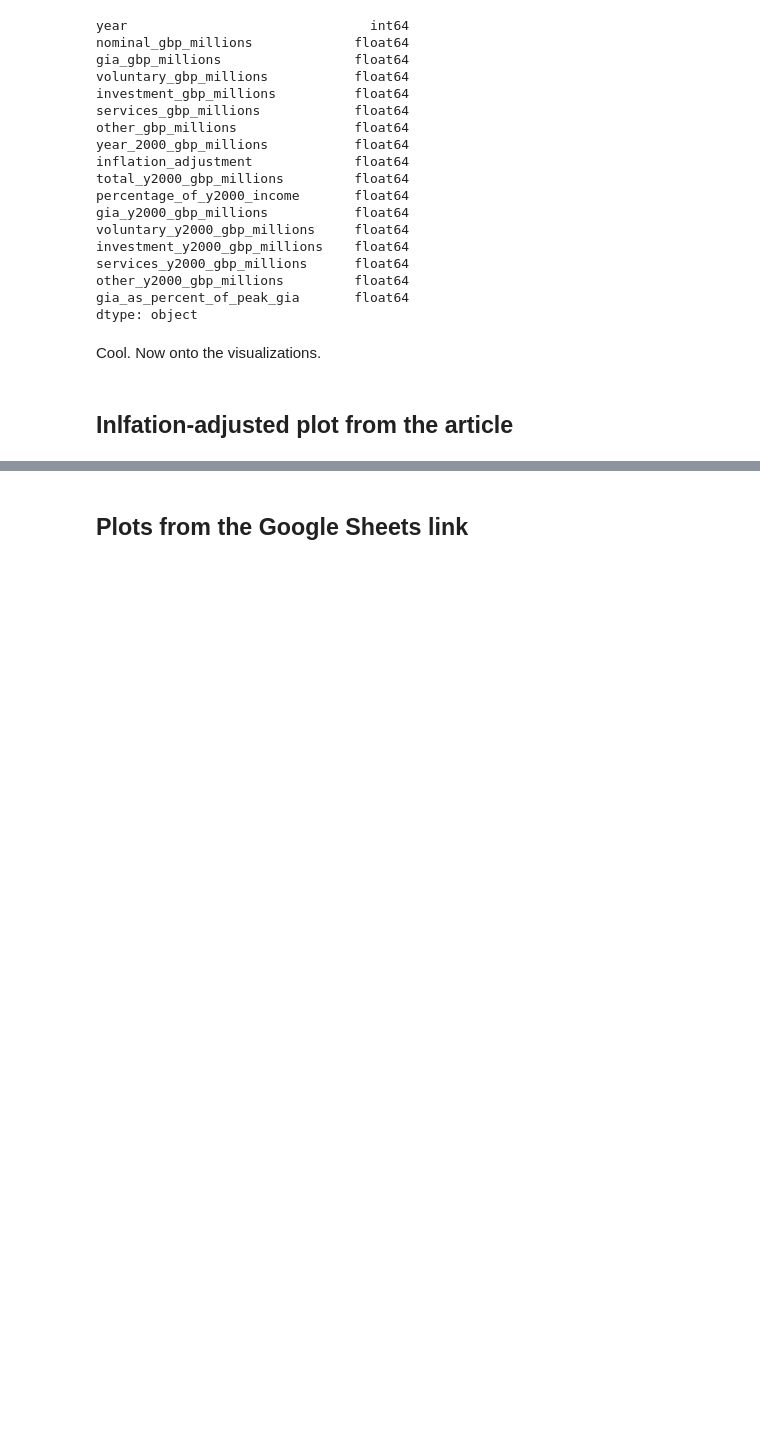
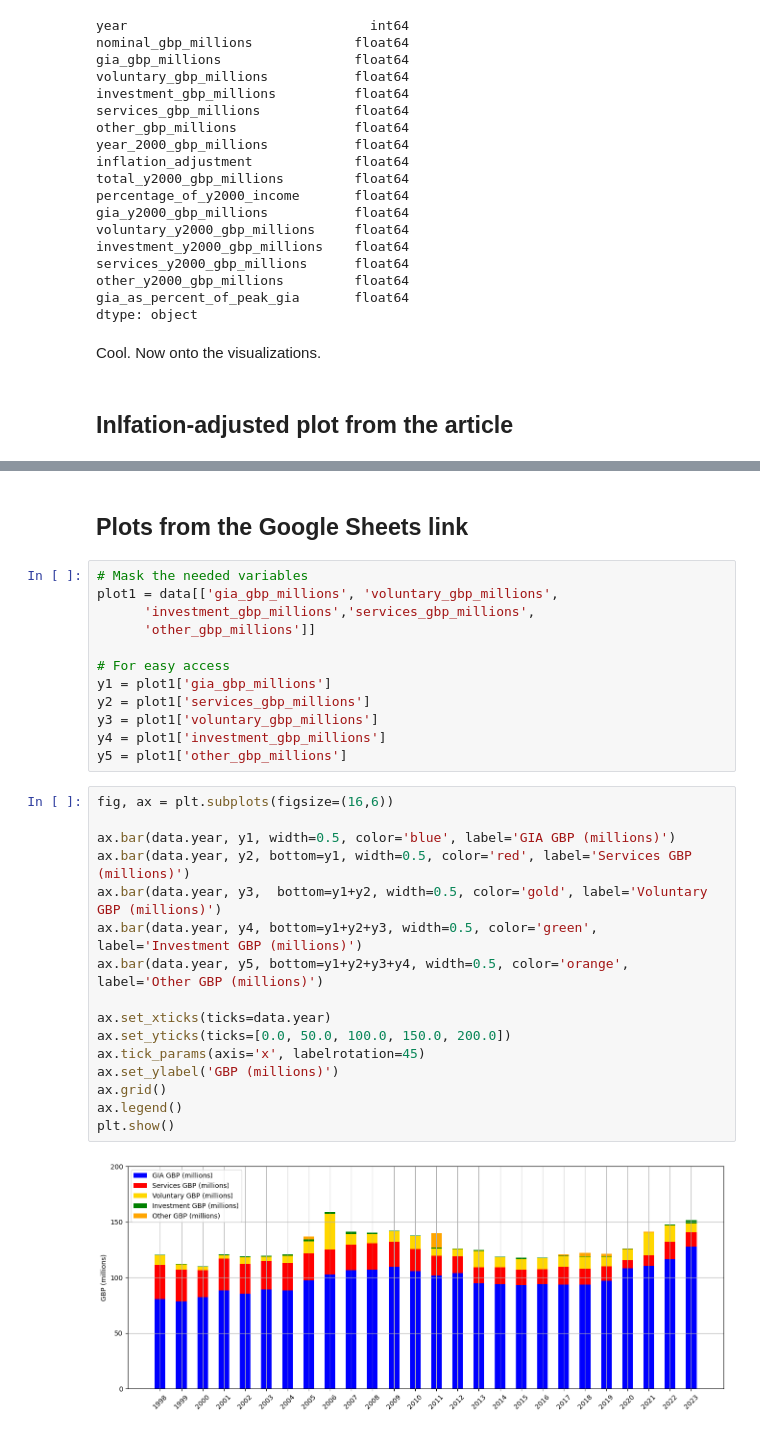
Before and after one commit to leenoah390/tidytuesday_practice, a Jupyter notebook: 20250715/tidy_tuesday-20250715.ipynb, the cells around one changed output, grey strips where cells are left out. Cells and saved outputs as stored; diff of their text form; blank space fills up the shorter version.

Commit message:
updated plots

```diff
--- a/20250715/tidy_tuesday-20250715.ipynb
+++ b/20250715/tidy_tuesday-20250715.ipynb
@@ -67,3 +68,33 @@ Text(0, 0.5, 'GBP (millions of y2000)')
 [figure]
-# %% [markdown]
-## Plots from the Google Sheets link ##
+# %% [markdown]
+## Plots from the Google Sheets link ##
+# %%
+# Mask the needed variables
+plot1 = data[['gia_gbp_millions', 'voluntary_gbp_millions',
+      'investment_gbp_millions','services_gbp_millions',
+      'other_gbp_millions']]
+
+# For easy access
+y1 = plot1['gia_gbp_millions']
+y2 = plot1['services_gbp_millions']
+y3 = plot1['voluntary_gbp_millions']
+y4 = plot1['investment_gbp_millions']
+y5 = plot1['other_gbp_millions']
+# %%
+fig, ax = plt.subplots(figsize=(16,6))
+
+ax.bar(data.year, y1, width=0.5, color='blue', label='GIA GBP (millions)')
+ax.bar(data.year, y2, bottom=y1, width=0.5, color='red', label='Services GBP (millions)')
+ax.bar(data.year, y3,  bottom=y1+y2, width=0.5, color='gold', label='Voluntary GBP (millions)')
+ax.bar(data.year, y4, bottom=y1+y2+y3, width=0.5, color='green', label='Investment GBP (millions)')
+ax.bar(data.year, y5, bottom=y1+y2+y3+y4, width=0.5, color='orange', label='Other GBP (millions)')
+
+ax.set_xticks(ticks=data.year)
+ax.set_yticks(ticks=[0.0, 50.0, 100.0, 150.0, 200.0])
+ax.tick_params(axis='x', labelrotation=45)
+ax.set_ylabel('GBP (millions)')
+ax.grid()
+ax.legend()
+plt.show()
+# %% [output]
+[figure, added]
```
Also changed, not shown: parts of 6 cells of this notebook.
